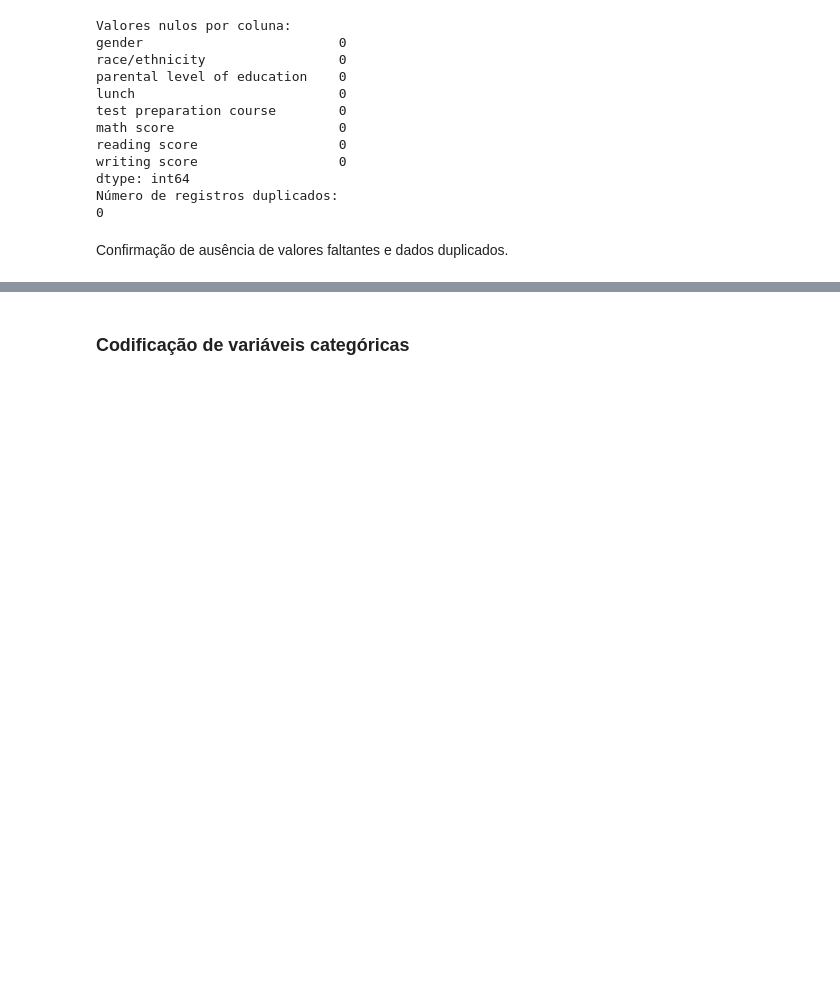
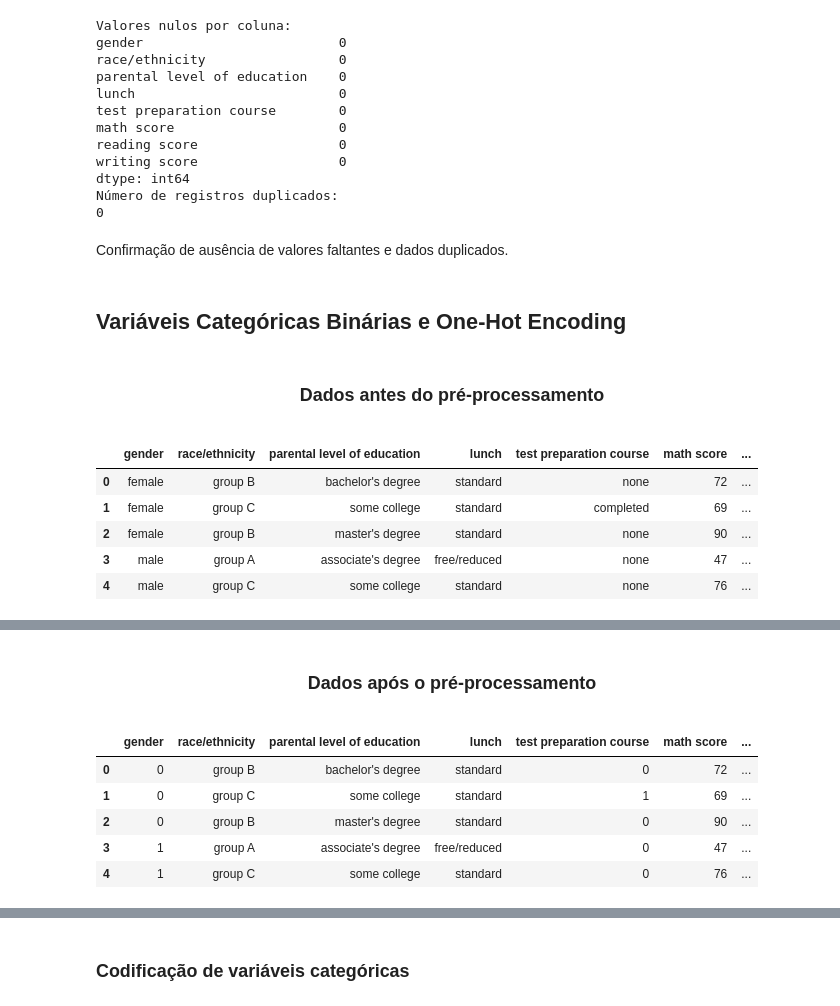
Before and after one commit to Vieiraligia/Data-Science-and-Analytics, a Jupyter notebook: MVP Analise de Dados e Boas Praticas/MVP_AnalisedeDadoseBoasPraticas.ipynb, the cells around one changed output, grey strips where cells are left out. Drawn from its saved outputs; the diff is of its cells as text; code cells hidden in the pictures; blank space fills up the shorter version.

```diff
--- a/MVP Analise de Dados e Boas Praticas/MVP_AnalisedeDadoseBoasPraticas.ipynb
+++ b/MVP Analise de Dados e Boas Praticas/MVP_AnalisedeDadoseBoasPraticas.ipynb
@@ -405,3 +406,60 @@ Número de registros duplicados:
 0
 # %% [markdown]
 Confirmação de ausência de valores faltantes e dados duplicados.
+# %% [markdown]
+## Variáveis Categóricas Binárias e One-Hot Encoding
+# %%
+# codificacao de gender e course
+# pesquisar melhor estilizaca
+
+
+def estilo_df(df, titulo):
+    display(HTML(f"""
+        <h3 style='text-align:center; margin-bottom:15px;'>
+             {titulo}
+        </h3>
+    """))
+
+    display(
+        df.head()
+        .style
+        .set_properties(**{
+            "background-color": "#f9f9f9",
+            "color": "#333",
+            "border-color": "#ccc"
+        })
+        .set_table_styles([
+            {"selector": "th",
+             "props": [("background-color", "#4CAF50"),
+                       ("color", "white"),
+                       ("font-weight", "bold"),
+                       ("text-align", "center")]},
+            {"selector": "td",
+             "props": [("text-align", "center")]}
+        ])
+        .highlight_max(axis=0, color="#c8e6c9")
+    )
+
+estilo_df(df, "Dados antes do pré-processamento")
+
+display(HTML("<br><br><br>"))
+
+df["gender"] = df["gender"].map({
+    "female": 0,
+    "male": 1
+})
+
+df["test preparation course"] = df["test preparation course"].map({
+    "none": 0,
+    "completed": 1
+})
+
+estilo_df(df, "Dados após o pré-processamento")
+# %% [output]
+Dados antes do pré-processamento
+|  | gender | race/ethnicity | parental level of education | lunch | test preparation course | math score | ... |
+| 0 | female | group B | bachelor's degree | standard | none | 72 | ... |
+| 1 | female | group C | some college | standard | completed | 69 | ... |
+| 2 | female | group B | master's degree | standard | none | 90 | ... |
+| 3 | male | group A | associate's degree | free/reduced | none | 47 | ... |
+| 4 | male | group C | some college | standard | none | 76 | ... |
@@ -407,0 +467,7 @@ Confirmação de ausência de valores faltantes e dados duplicados.
+Dados após o pré-processamento
+|  | gender | race/ethnicity | parental level of education | lunch | test preparation course | math score | ... |
+| 0 | 0 | group B | bachelor's degree | standard | 0 | 72 | ... |
+| 1 | 0 | group C | some college | standard | 1 | 69 | ... |
+| 2 | 0 | group B | master's degree | standard | 0 | 90 | ... |
+| 3 | 1 | group A | associate's degree | free/reduced | 0 | 47 | ... |
+| 4 | 1 | group C | some college | standard | 0 | 76 | ... |
```
Also changed, not shown: parts of 6 cells of this notebook.
